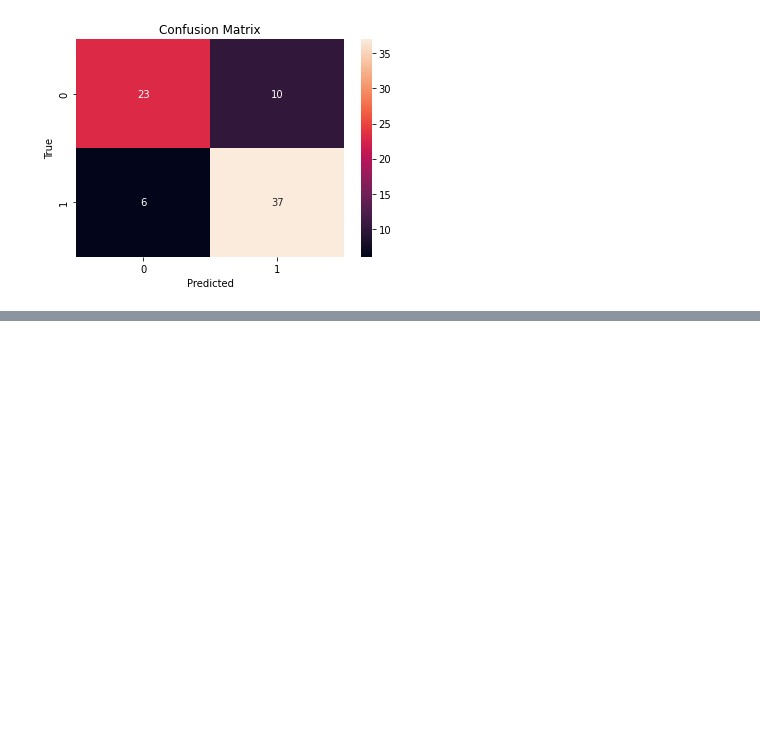
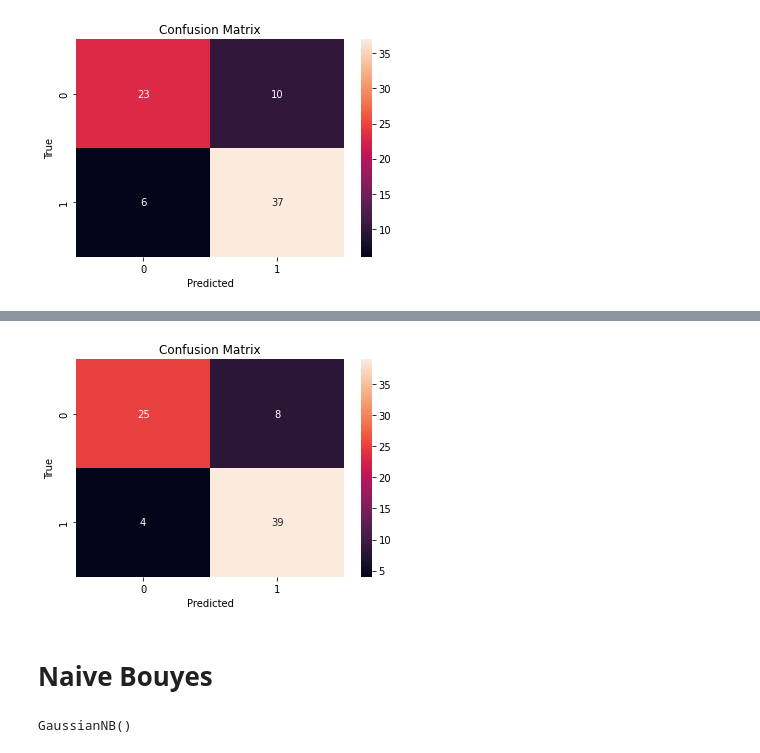
Before and after one commit to Rentoll/FunnyDeathPredictions, a Jupyter notebook: Laba.ipynb, the cells around one changed output, grey strips where cells are left out. Drawn from its saved outputs; the diff is of its cells as text; code cells hidden in the pictures; blank space fills up the shorter version.

Commit message:
Random Forest and Naive Bayes

```diff
--- a/Laba.ipynb
+++ b/Laba.ipynb
@@ -189,0 +275,4 @@ plt.show()
+# %%
+rf = RandomForestClassifier()
+# %%
+rf.fit(X_train, y_train)
@@ -189,0 +281,8 @@ plt.show()
+# %%
+y_pred_rf = rf.predict(X_test)
+
+accuracy_rf = accuracy_score(y_test, y_pred_rf)
+recall_rf = recall_score(y_test, y_pred_rf)
+precision_rf = precision_score(y_test, y_pred_rf)
+f1_rf = f1_score(y_test, y_pred_rf)
+roc_rf = roc_auc_score(y_test, y_pred_rf)
@@ -189,0 +300,11 @@ plt.show()
+# %%
+sns.heatmap(confusion_matrix(y_test, y_pred_rf),annot = True, fmt = 'd')
+plt.title("Confusion Matrix")
+plt.xlabel("Predicted")
+plt.ylabel("True")
+
+plt.show()
+# %% [output]
+[figure, added]
+# %% [markdown]
+# Naive Bouyes
@@ -189,0 +313,4 @@ plt.show()
+# %%
+gnb.fit(X_train, y_train)
+# %% [output]
+GaussianNB()
```
Also changed, not shown: parts of 10 cells of this notebook.
